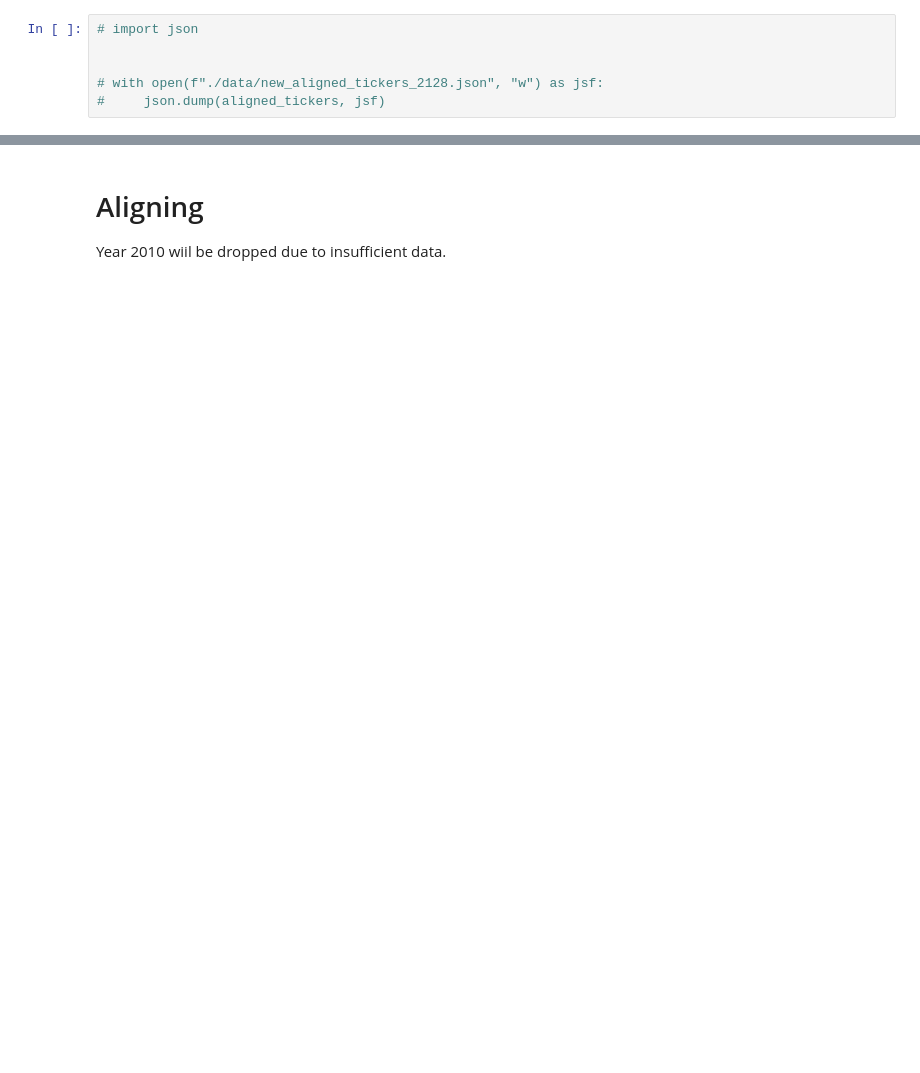
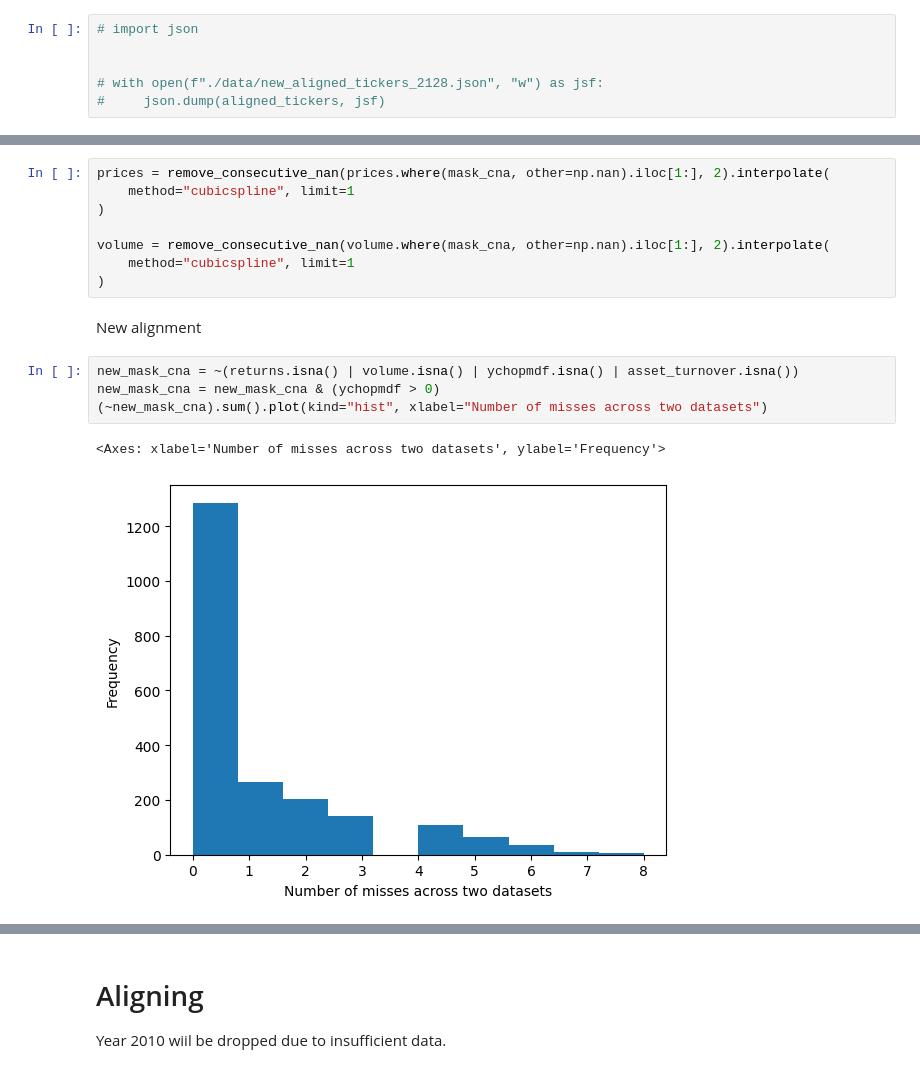
Before and after one commit to aalitvinov/vkrm_code, a Jupyter notebook: vkrm_code/data_alignment.ipynb, the cells around one changed output, grey strips where cells are left out. Drawn from its saved outputs; the diff is of its cells as text; blank space fills up the shorter version.

```diff
--- a/vkrm_code/data_alignment.ipynb
+++ b/vkrm_code/data_alignment.ipynb
@@ -158,0 +180,17 @@ sns.heatmap(mask_cna, xticklabels=False, yticklabels=prices.index.year)  # type:
+# %%
+prices = remove_consecutive_nan(prices.where(mask_cna, other=np.nan).iloc[1:], 2).interpolate(
+    method="cubicspline", limit=1
+)
+
+volume = remove_consecutive_nan(volume.where(mask_cna, other=np.nan).iloc[1:], 2).interpolate(
+    method="cubicspline", limit=1
+)
+# %% [markdown]
+New alignment
+# %%
+new_mask_cna = ~(returns.isna() | volume.isna() | ychopmdf.isna() | asset_turnover.isna())
+new_mask_cna = new_mask_cna & (ychopmdf > 0)
+(~new_mask_cna).sum().plot(kind="hist", xlabel="Number of misses across two datasets")
+# %% [output]
+<Axes: xlabel='Number of misses across two datasets', ylabel='Frequency'>
+[figure, added]
```
Also changed, not shown: parts of 19 cells of this notebook, 8 other files.
